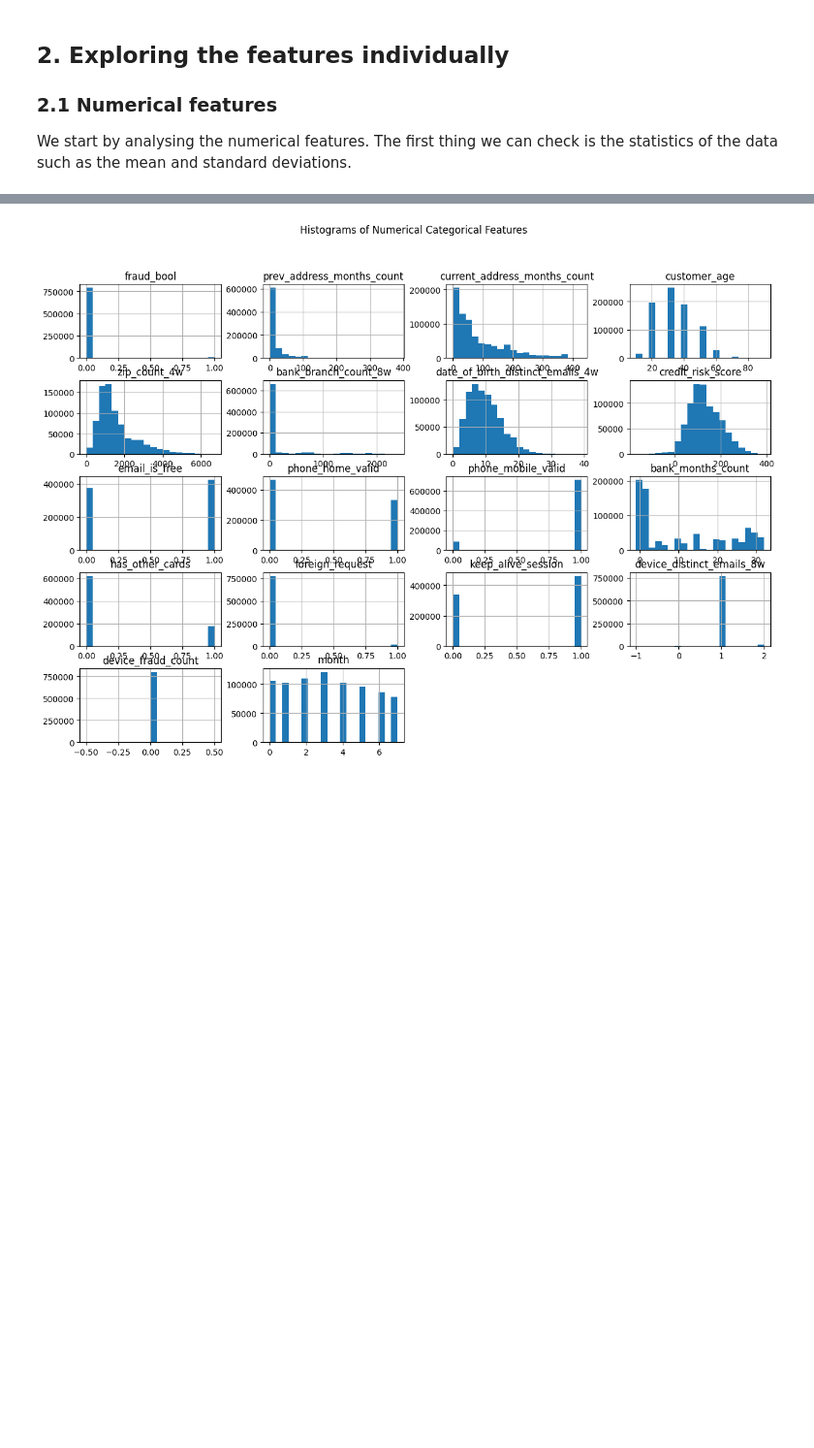
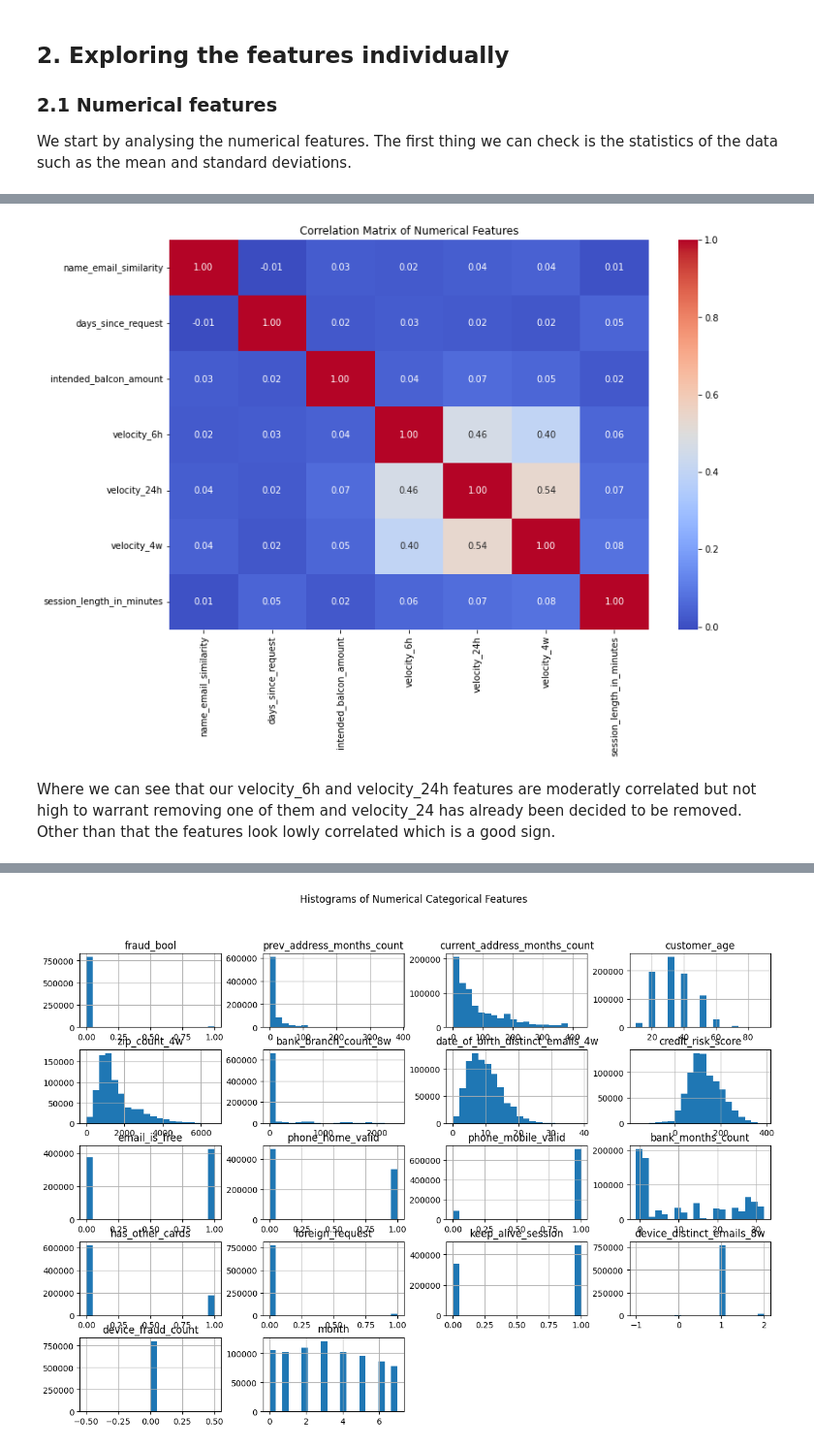
Before and after one commit to AlbinFranzen/Bank-Fraud-Detection, a Jupyter notebook: EDA.ipynb, the cells around one changed output, grey strips where cells are left out. Shown at 97% size. Cells and saved outputs as stored; diff of their text form; code cells hidden in the pictures; blank space fills up the shorter version.

Commit message:
Finished EDA on numerical data

```diff
--- a/EDA.ipynb
+++ b/EDA.ipynb
@@ -175,0 +232,11 @@ As we can see above our
+# %%
+# Correlation matrix for numerical features
+plt.figure(figsize=(12, 8))
+sns.heatmap(num_df.corr(), annot=True, cmap="coolwarm", fmt=".2f")
+plt.title("Correlation Matrix of Numerical Features")
+plt.show()
+# %% [output]
+[figure, added]
+# %% [markdown]
+
+Where we can see that our velocity_6h and velocity_24h features are moderatly correlated but not high to warrant removing one of them and velocity_24 has already been decided to be removed. Other than that the features look lowly correlated which is a good sign.
```
Also changed, not shown: parts of 14 cells of this notebook.
